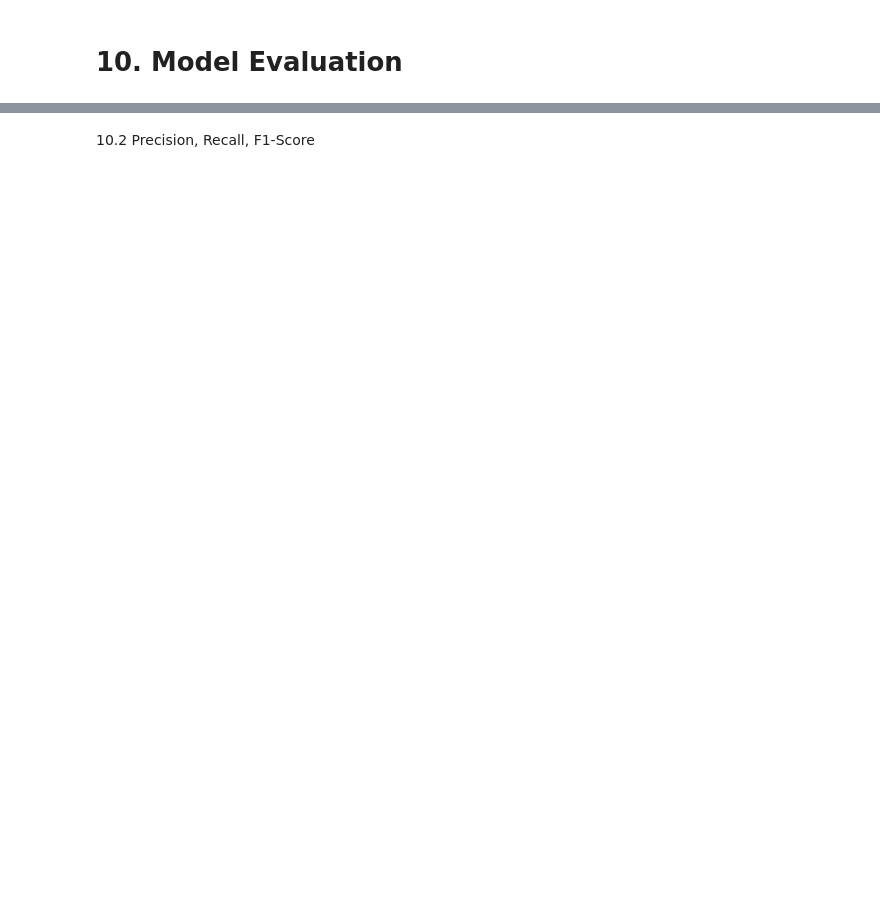
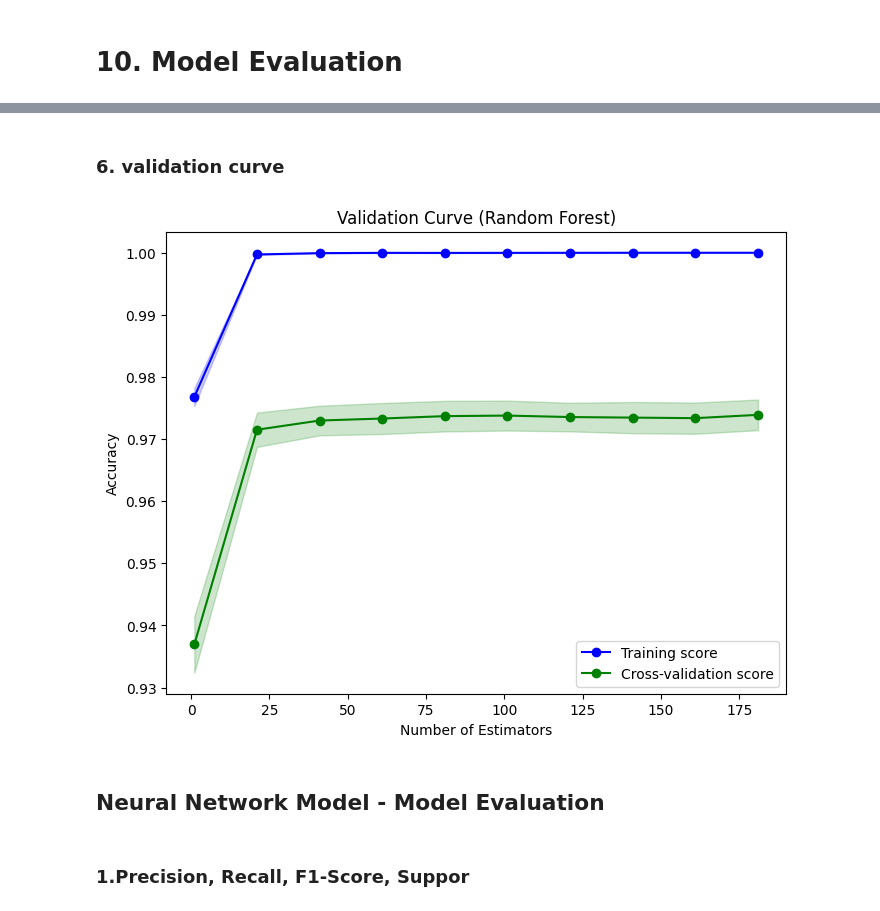
Before and after one commit to vihanga-induwara/Bank-Marketing, a Jupyter notebook: new_CM2604.ipynb, the cells around one changed output, grey strips where cells are left out. Drawn from its saved outputs; the diff is of its cells as text; code cells hidden in the pictures; blank space fills up the shorter version.

```diff
--- a/new_CM2604.ipynb
+++ b/new_CM2604.ipynb
@@ -1258,2 +1605,35 @@ ValueError: could not convert string to float: 'nonexistent'
+# %% [markdown]
+### **6. validation curve**
+# %%
+from sklearn.model_selection import validation_curve
+
+# Example with number of estimators (n_estimators) for Random Forest
+param_range = np.arange(1, 201, 20)
+train_scores, test_scores = validation_curve(
+    rf_model, X_train, y_train, param_name="n_estimators", param_range=param_range, cv=5, scoring='accuracy')
+
+# Calculate mean and standard deviation for the training and test scores
+train_mean = np.mean(train_scores, axis=1)
+train_std = np.std(train_scores, axis=1)
+test_mean = np.mean(test_scores, axis=1)
+test_std = np.std(test_scores, axis=1)
+
+# Plot the validation curve
+plt.figure(figsize=(8, 6))
+plt.plot(param_range, train_mean, color='blue', marker='o', label='Training score')
+plt.plot(param_range, test_mean, color='green', marker='o', label='Cross-validation score')
+
+plt.fill_between(param_range, train_mean - train_std, train_mean + train_std, color='blue', alpha=0.2)
+plt.fill_between(param_range, test_mean - test_std, test_mean + test_std, color='green', alpha=0.2)
+
+plt.xlabel('Number of Estimators')
+plt.ylabel('Accuracy')
+plt.title('Validation Curve (Random Forest)')
+plt.legend(loc='best')
+plt.show()
+# %% [output]
+[figure, added]
+# %% [markdown]
+## **Neural Network Model - Model Evaluation**
 # %% [markdown]
-10.2 Precision, Recall, F1-Score
+### **1.Precision, Recall, F1-Score, Suppor**
```
Also changed, not shown: parts of 56 cells of this notebook.
